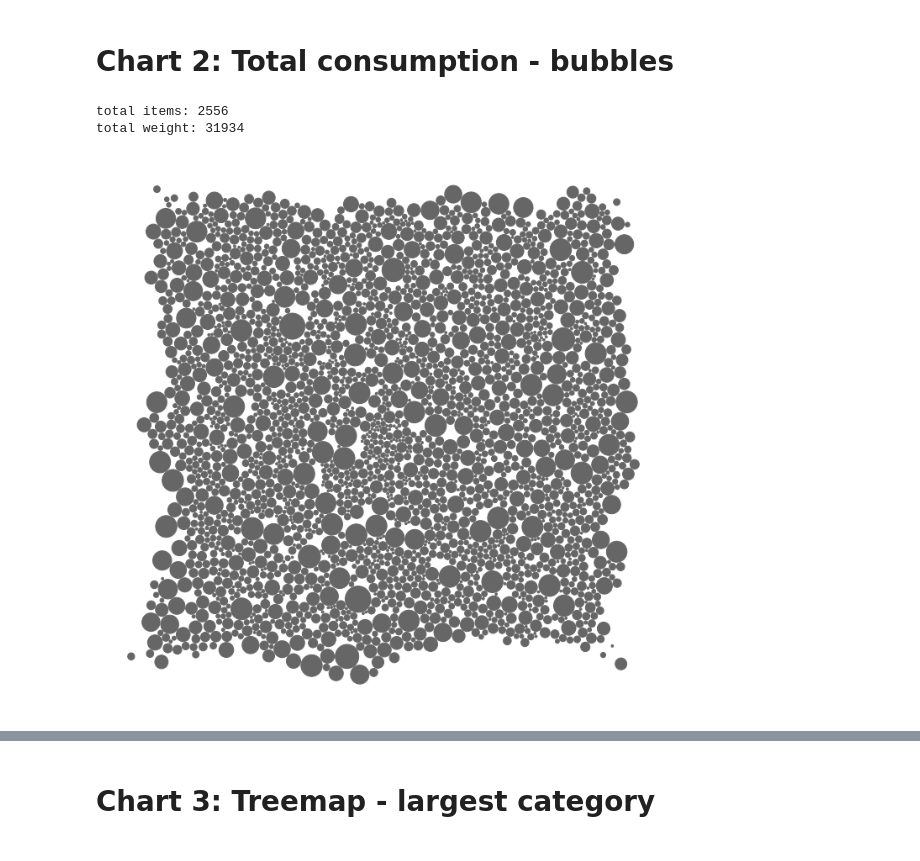
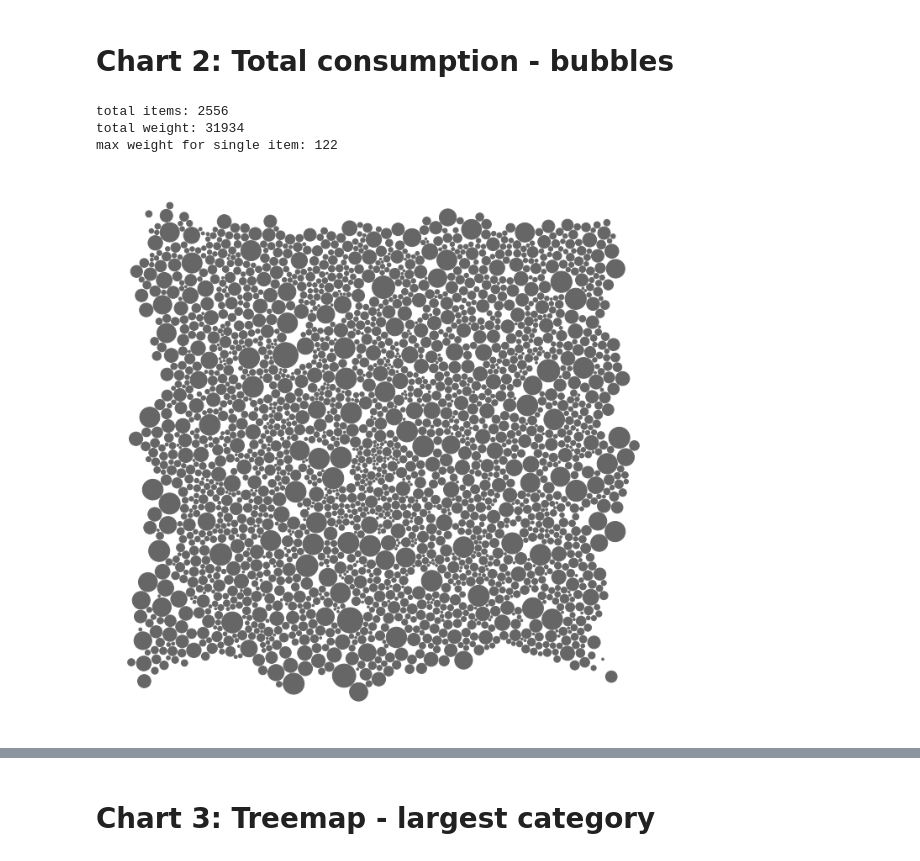
Before and after one commit to Lisa-Ho/plastic-diary, a Jupyter notebook: notebooks/02_10_charts.ipynb, the cells around one changed output, grey strips where cells are left out. Cells and saved outputs as stored; diff of their text form; code cells hidden in the pictures.

```diff
--- a/notebooks/02_10_charts.ipynb
+++ b/notebooks/02_10_charts.ipynb
@@ -31,12 +31,12 @@ root = os.path.abspath(os.path.join(os.getcwd(), ".."))
 file = open(os.path.join(root, "data\\lisa_plastic_records_history_clean"),'rb')
 df = pickle.load(file)
 file.close()
+
+#font_manager.findSystemFonts(fontpaths=None, fontext="ttf")
+#set fonts for plots
+font_r = font_manager.FontProperties(fname='C:\\Windows\\Fonts\\MYRIADPRO-REGULAR.OTF')
+font_m = font_manager.FontProperties(fname='C:\\WINDOWS\\Fonts\\MYRIADPRO-SEMIBOLD.OTF')
+font_b = font_manager.FontProperties(fname='C:\\WINDOWS\\Fonts\\MYRIADPRO-BOLD.OTF')
-# %%
-#font_manager.findSystemFonts(fontpaths=None, fontext="ttf")
-#set fonts for plots
-font_r = font_manager.FontProperties(fname='C:\\Windows\\Fonts\\Ubuntu-R.ttf')
-font_m = font_manager.FontProperties(fname='C:\\WINDOWS\\Fonts\\Ubuntu-M.ttf')
-font_b = font_manager.FontProperties(fname='C:\\Windows\\Fonts\\Ubuntu-B.ttf')
 # %% [markdown]
 # Preparation
 # %% [markdown]
@@ -279,13 +259,10 @@ col_main = colpalette.mpl_colors
 
 #Fontstyles
 def get_text():
-    font_r = font_manager.FontProperties(fname='C:\\WINDOWS\\Fonts\\Montserrat-Regular.ttf')
-    font_b = font_manager.FontProperties(fname='C:\\WINDOWS\\Fonts\\Montserrat-Bold.ttf')
-
     title = ("Tracking my daily plastic consumption in 2021").upper()
     subtitle = "Total single use plastic weight per day (g)"
 
-    return(font_r, font_b, title, subtitle)
+    return(title, subtitle)
 # %%
 import calplot
 
@@ -296,7 +273,14 @@ events = pd.Series(events, index=all_days)
 
 #set colour + get text properties
 cols = {"back": "#192139", "edges":"#c3cee0", "text": "#c3cee0", "title": "white"}
-font_r, font_b, title, subtitle = get_text()
+
+#colors
+colpalette = BurgYl_7
+col_main = colpalette.mpl_colors
+
+title = ("Tracking my daily plastic consumption in 2021").upper()
+subtitle = "Total single use plastic weight per day (g)"
+
 
 #### plot
 fig, ax = plt.subplots(figsize=(12,5))
@@ -501,9 +503,11 @@ plt.show()
 # %%
 print("total items:", df["quantity"].sum())
 print("total weight:", df["DV_plastic_weight"].sum())
+print("max weight for single item:", df["DV_plastic_weight"].max())
 # %% [output]
 total items: 2556
 total weight: 31934
+max weight for single item: 122
 # %%
 data = df[["category_name", "DV_plastic_weight"]]
 #.sort_values(by="DV_plastic_weight", ascending=False)
@@ -627,32 +631,36 @@ class BubbleChart:
     def plot(self, ax, labels, colors):
         """
         Draw the bubble plot.
 
         Parameters
         ----------
         ax : matplotlib.axes.Axes
         labels : list
             Labels of the bubbles.
         colors : list
             Colors of the bubbles.
         """
         for i in range(len(self.bubbles)):
             circ = plt.Circle(
                 self.bubbles[i, :2], self.bubbles[i, 2], color=colors)
             ax.add_patch(circ)
 
 bubble_chart = BubbleChart(area=data['DV_plastic_weight'].to_list(),
-                           bubble_spacing=0.4)
+                           bubble_spacing=0.5)
 
 bubble_chart.collapse()
 
 fig, ax = plt.subplots(figsize=(12,12))
 bubble_chart.plot(
     ax, data['category_name'], colors)
 ax.axis("off")
 ax.relim()
 ax.autoscale_view()
 
+plt.savefig(os.path.join(root, "outputs//bubbles_sea.svg"))
+plt.savefig(os.path.join(root, "outputs//bubbles_sea.png"))
+
+
 plt.show()
 # %% [output]
-[figure, old version]
+[figure, new version]
```
Also changed, not shown: parts of 7 cells of this notebook.
